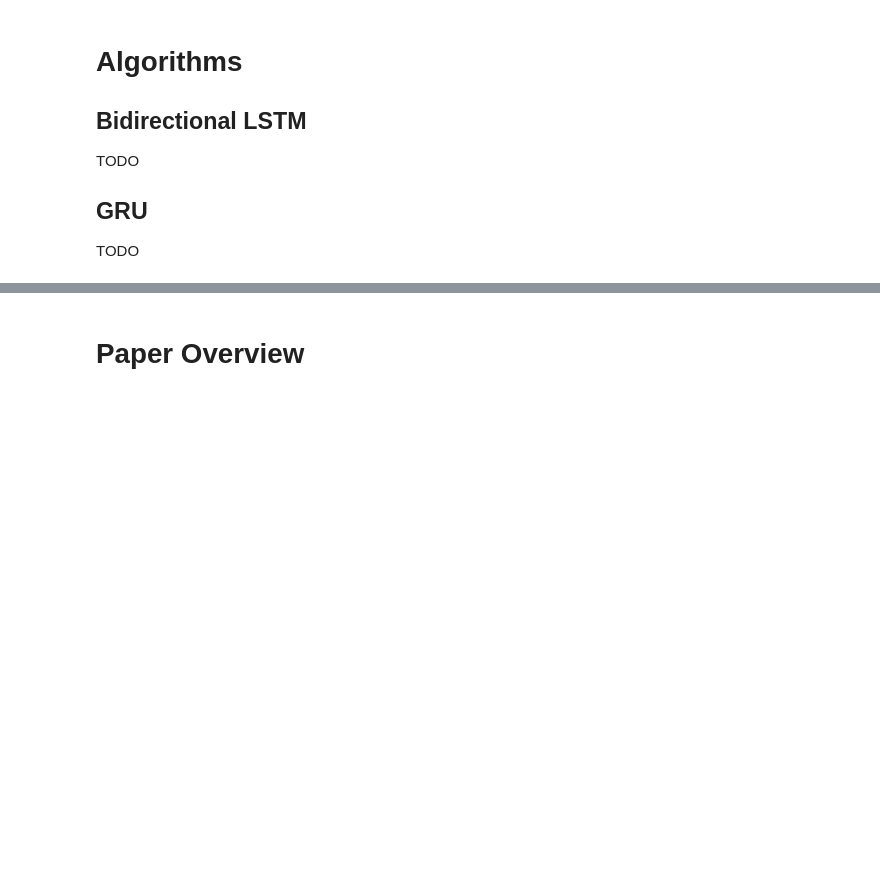
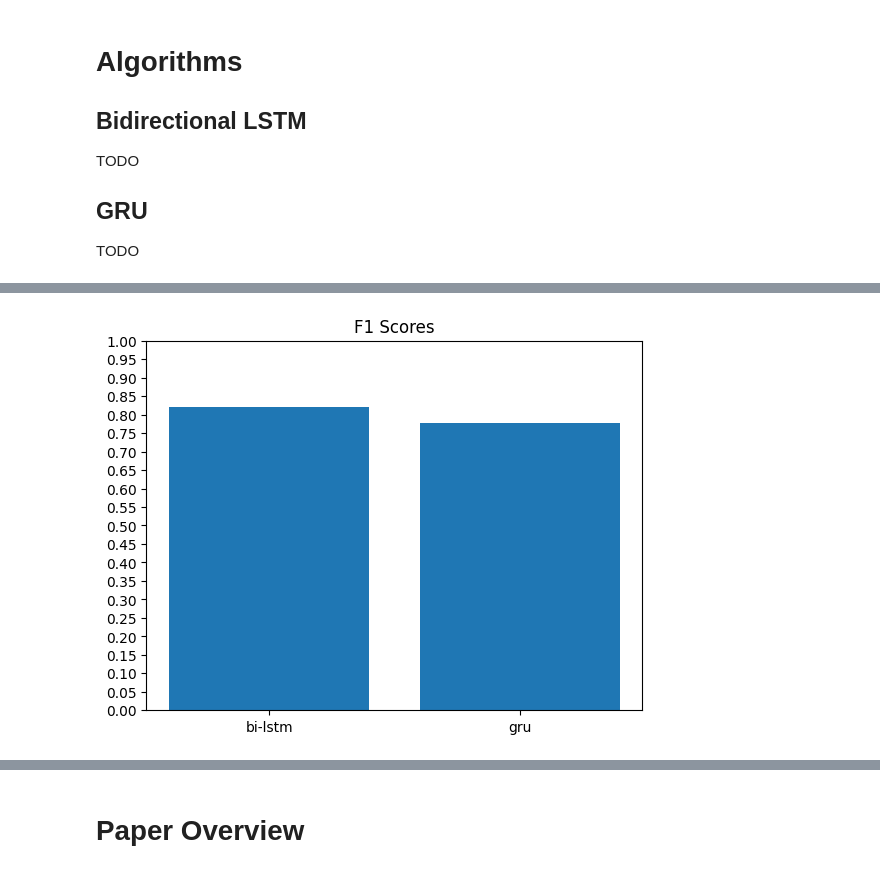
Before and after one commit to Rover656/CMM307-AdvancedAI, a Jupyter notebook: NotebookV2.ipynb, the cells around one changed output, grey strips where cells are left out. Drawn from its saved outputs; the diff is of its cells as text; code cells hidden in the pictures; blank space fills up the shorter version.

```diff
--- a/NotebookV2.ipynb
+++ b/NotebookV2.ipynb
@@ -626,0 +661,7 @@ Epoch 10/10
+# %%
+plt.bar(*zip(*f1_scores.items()))
+plt.title("F1 Scores")
+plt.yticks(np.arange(0, 1.05, 0.05))
+plt.show()
+# %% [output]
+[figure, added]
```
Also changed, not shown: parts of 7 cells of this notebook.
